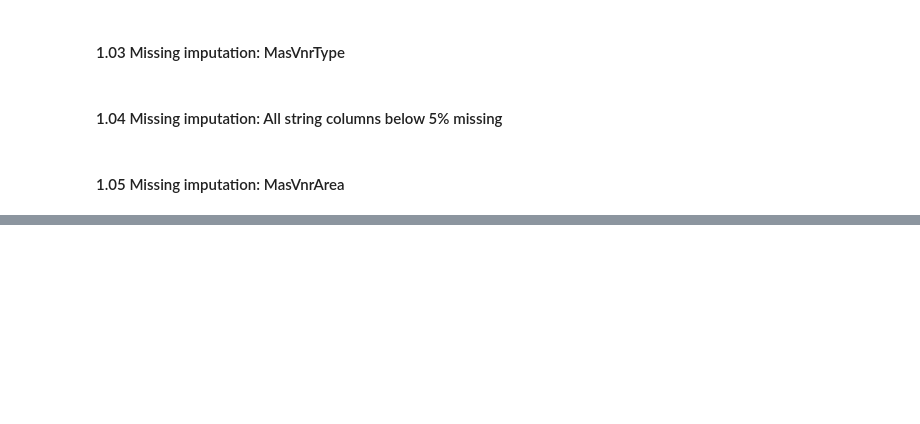
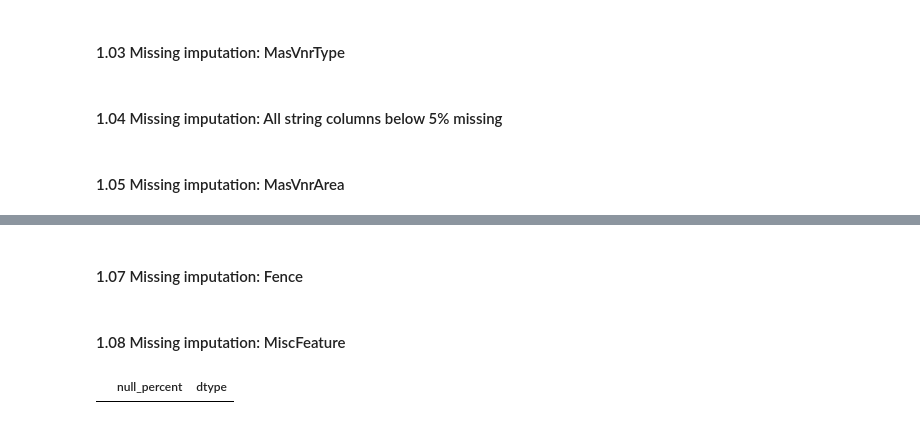
Before and after one commit to mooseyDev/house_price_prediction, a Jupyter notebook: notebooks/02_processing.ipynb, the cells around one changed output, grey strips where cells are left out. Drawn from its saved outputs; the diff is of its cells as text; code cells hidden in the pictures; blank space fills up the shorter version.

Commit message:
All missing values cleaned/imputed

```diff
--- a/notebooks/02_processing.ipynb
+++ b/notebooks/02_processing.ipynb
@@ -188,0 +208,4 @@ df[[columns_for_NA_imputation]] = df[[columns_for_NA_imputation]].fillna('N/A')
+# %%
+# Missing values are supposed to be NA. e.g. No Garage.
+df['GarageYrBlt'] = df['GarageYrBlt'].fillna('NA')
+test_df['GarageYrBlt'] = test_df['GarageYrBlt'].fillna('NA')
@@ -188,0 +214,25 @@ df[[columns_for_NA_imputation]] = df[[columns_for_NA_imputation]].fillna('N/A')
+# %%
+# Missing values are supposed to be NA. e.g. No Pool.
+df['PoolQC'] = df['PoolQC'].fillna('NA')
+test_df['PoolQC'] = test_df['PoolQC'].fillna('NA')
+# %% [markdown]
+#### 1.07 Missing imputation: Fence
+# %%
+# Missing values are supposed to be NA. e.g. No Fence.
+df['Fence'] = df['Fence'].fillna('NA')
+test_df['Fence'] = test_df['Fence'].fillna('NA')
+# %% [markdown]
+#### 1.08 Missing imputation: MiscFeature
+# %%
+# Missing values are supposed to be NA. e.g. No Misc feature.
+df['MiscFeature'] = df['MiscFeature'].fillna('NA')
+test_df['MiscFeature'] = test_df['MiscFeature'].fillna('NA')
+# %%
+# Final check for null instances
+null_info = pd.DataFrame({
+    'null_percent': (df.isnull().sum() / len(df) * 100).round(2),
+    'dtype': df.dtypes
+})
+null_info[null_info['null_percent'] > 0]
+# %% [output]
+|  | null_percent | dtype |
```
Also changed, not shown: parts of 10 cells of this notebook.
